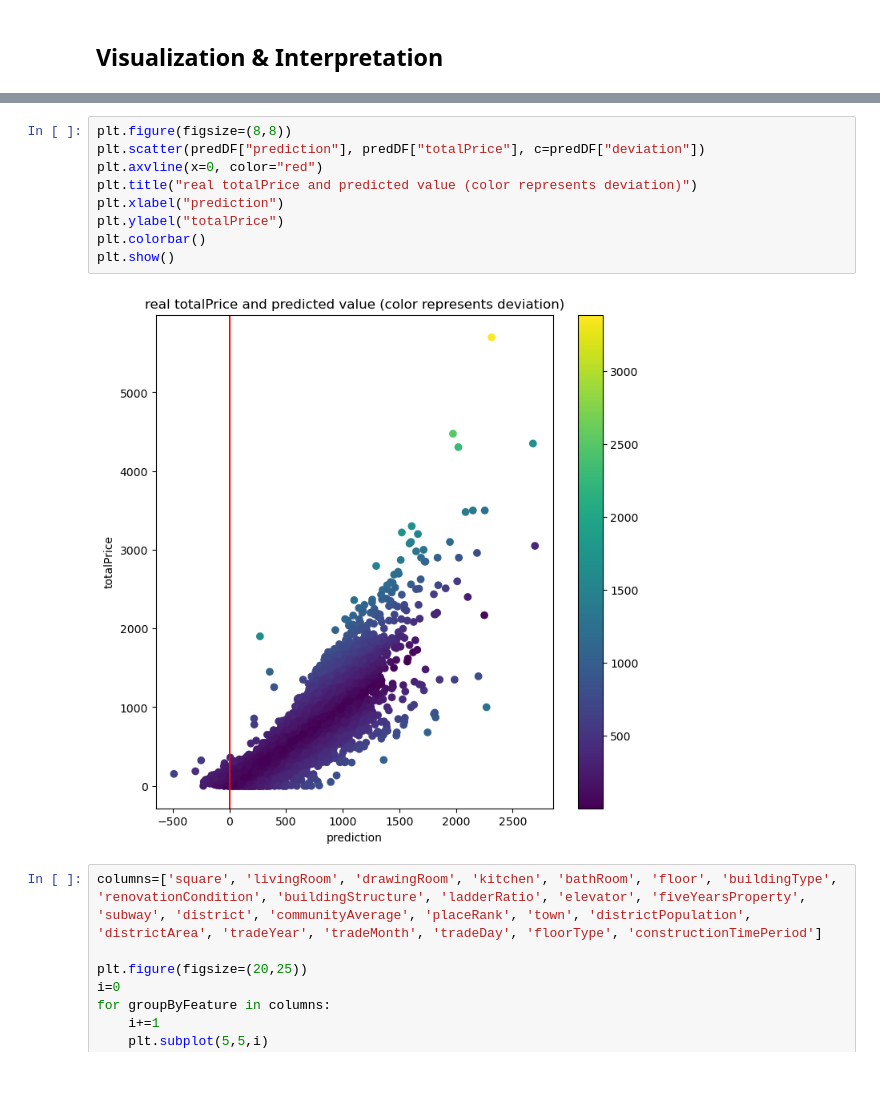
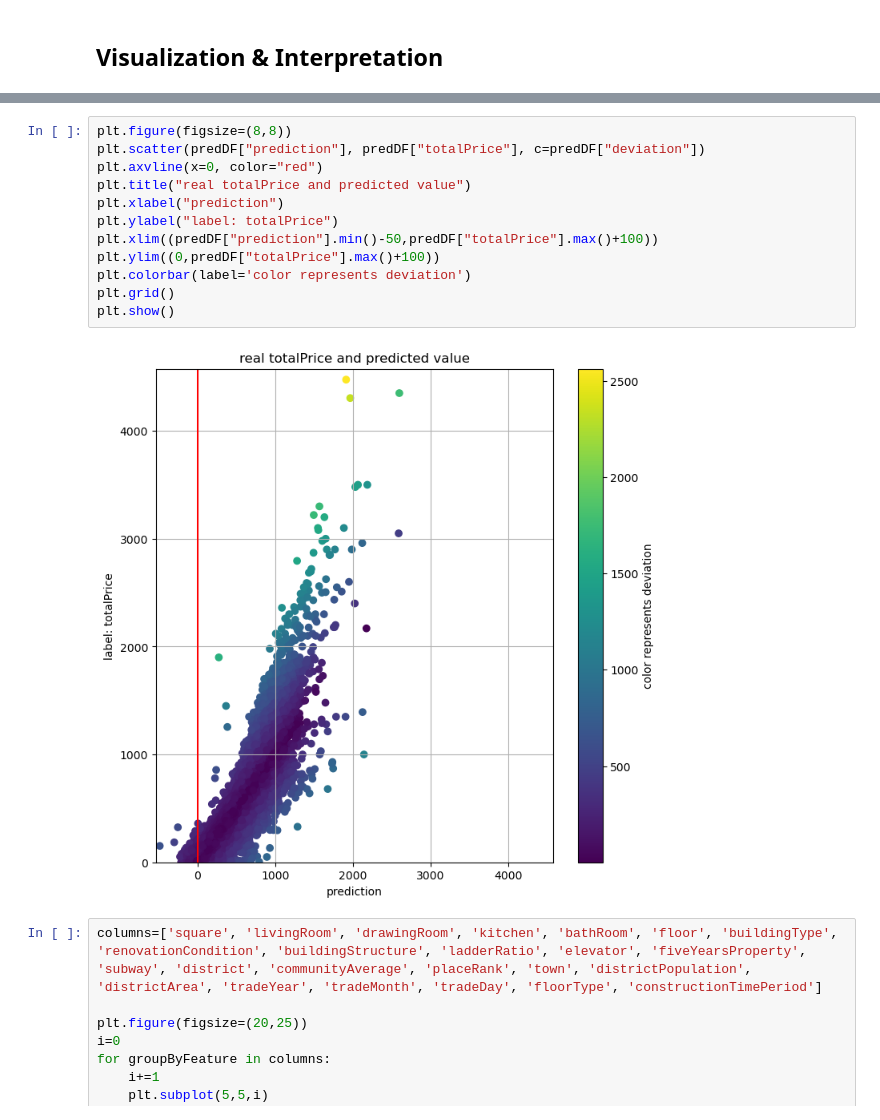
Before and after one commit to fhgr-cds-archive-class-2021/fhgr-3-s-ml-project-group-2, a Jupyter notebook: leandro/regression_modelling_and_interpretation.ipynb, the cells around one changed output, grey strips where cells are left out. Saved outputs shown, nothing was run; the diff lists cells and outputs as text; blank space fills up the shorter version.

Commit message:
leandro: updated interpretation visualization

```diff
--- a/leandro/regression_modelling_and_interpretation.ipynb
+++ b/leandro/regression_modelling_and_interpretation.ipynb
@@ -208,14 +235,17 @@ plt.show()
 # %%
 plt.figure(figsize=(8,8))
 plt.scatter(predDF["prediction"], predDF["totalPrice"], c=predDF["deviation"])
 plt.axvline(x=0, color="red")
-plt.title("real totalPrice and predicted value (color represents deviation)")
+plt.title("real totalPrice and predicted value")
 plt.xlabel("prediction")
-plt.ylabel("totalPrice")
-plt.colorbar()
+plt.ylabel("label: totalPrice")
+plt.xlim((predDF["prediction"].min()-50,predDF["totalPrice"].max()+100))
+plt.ylim((0,predDF["totalPrice"].max()+100))
+plt.colorbar(label='color represents deviation')
+plt.grid()
 plt.show()
 # %% [output]
-[figure, old version]
+[figure, new version]
 # %%
 columns=['square', 'livingRoom', 'drawingRoom', 'kitchen', 'bathRoom', 'floor', 'buildingType', 'renovationCondition', 'buildingStructure', 'ladderRatio', 'elevator', 'fiveYearsProperty', 'subway', 'district', 'communityAverage', 'placeRank', 'town', 'districtPopulation', 'districtArea', 'tradeYear', 'tradeMonth', 'tradeDay', 'floorType', 'constructionTimePeriod']
 
```
Also changed, not shown: parts of 5 cells of this notebook.
